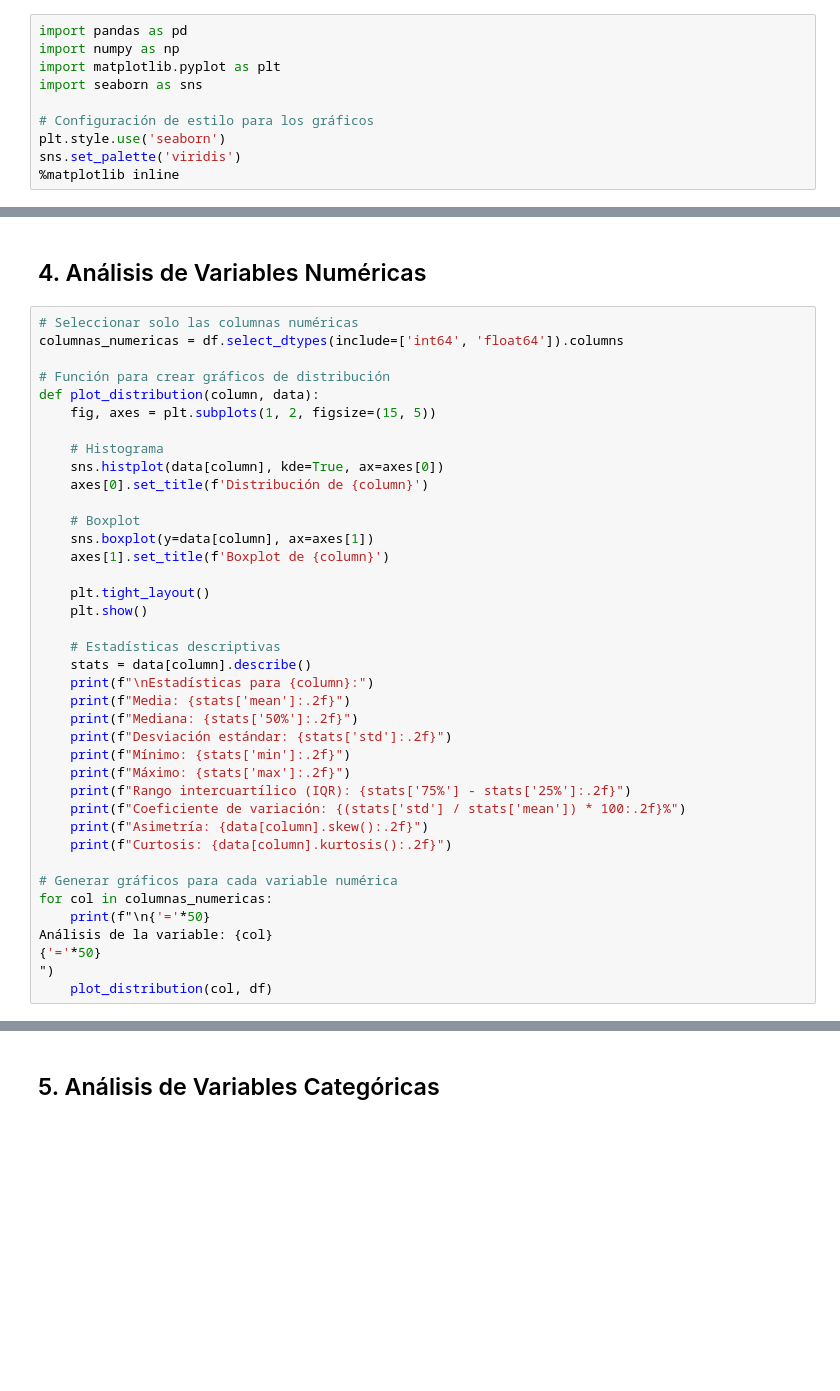
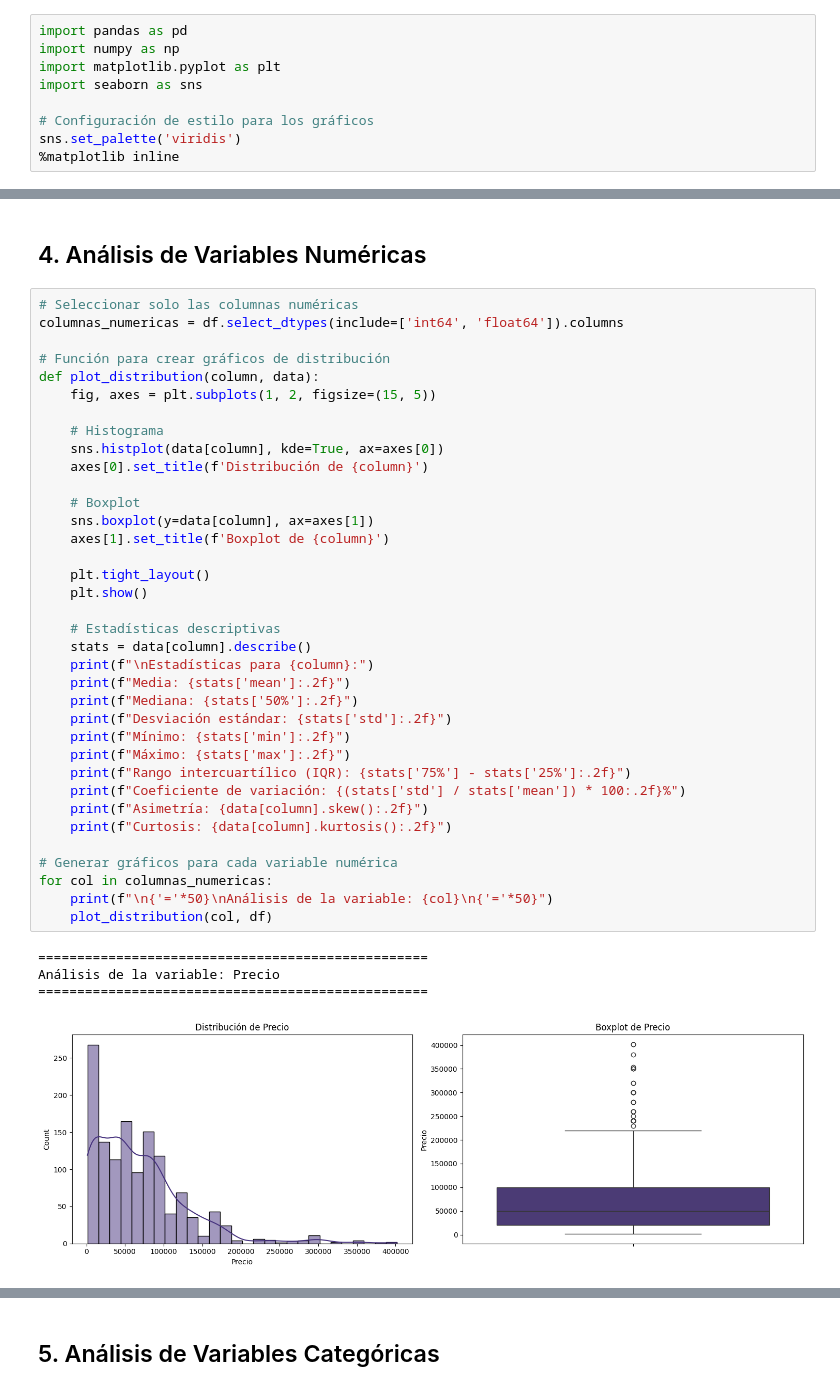
Before and after one commit to TransformacionDigital-Coomproriente/Coomproriente-Market-place-real, a Jupyter notebook: Notebooks/05_estadistica_descriptiva_coomproriente.ipynb, the cells around one changed output, grey strips where cells are left out. Drawn from its saved outputs; the diff is of its cells as text; blank space fills up the shorter version.

Commit message:
Análisis descriptivo para archivo precios_coomprorientes_limpio.xlsx y agronet_final.xlsx final

```diff
--- a/Notebooks/05_estadistica_descriptiva_coomproriente.ipynb
+++ b/Notebooks/05_estadistica_descriptiva_coomproriente.ipynb
@@ -11,7 +31,6 @@ import matplotlib.pyplot as plt
 import seaborn as sns
 
 # Configuración de estilo para los gráficos
-plt.style.use('seaborn')
 sns.set_palette('viridis')
 %matplotlib inline
 # %% [markdown]
@@ -52,34 +119,36 @@ columnas_numericas = df.select_dtypes(include=['int64', 'float64']).columns
 def plot_distribution(column, data):
     fig, axes = plt.subplots(1, 2, figsize=(15, 5))
 
     # Histograma
     sns.histplot(data[column], kde=True, ax=axes[0])
     axes[0].set_title(f'Distribución de {column}')
 
     # Boxplot
     sns.boxplot(y=data[column], ax=axes[1])
     axes[1].set_title(f'Boxplot de {column}')
 
     plt.tight_layout()
     plt.show()
 
     # Estadísticas descriptivas
     stats = data[column].describe()
     print(f"\nEstadísticas para {column}:")
     print(f"Media: {stats['mean']:.2f}")
     print(f"Mediana: {stats['50%']:.2f}")
     print(f"Desviación estándar: {stats['std']:.2f}")
     print(f"Mínimo: {stats['min']:.2f}")
     print(f"Máximo: {stats['max']:.2f}")
     print(f"Rango intercuartílico (IQR): {stats['75%'] - stats['25%']:.2f}")
     print(f"Coeficiente de variación: {(stats['std'] / stats['mean']) * 100:.2f}%")
     print(f"Asimetría: {data[column].skew():.2f}")
     print(f"Curtosis: {data[column].kurtosis():.2f}")
 
 # Generar gráficos para cada variable numérica
 for col in columnas_numericas:
-    print(f"\n{'='*50}
-Análisis de la variable: {col}
-{'='*50}
-")
+    print(f"\n{'='*50}\nAnálisis de la variable: {col}\n{'='*50}")
     plot_distribution(col, df)
+# %% [output]
+==================================================
+Análisis de la variable: Precio
+==================================================
+[figure, added]
```
Also changed, not shown: parts of 10 cells of this notebook.
